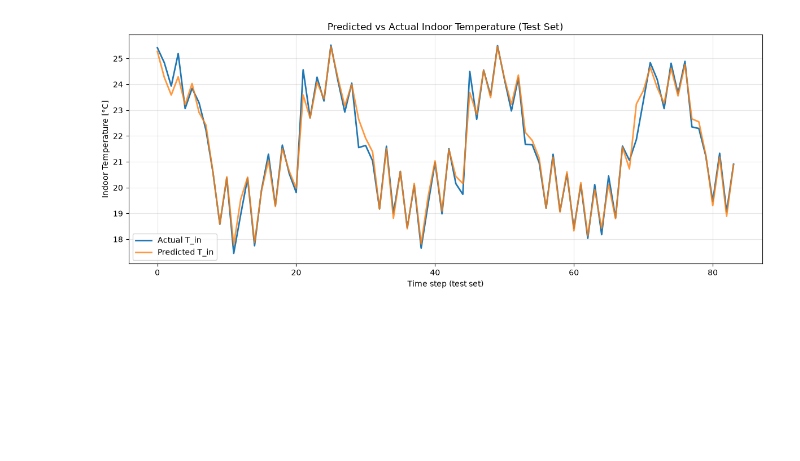
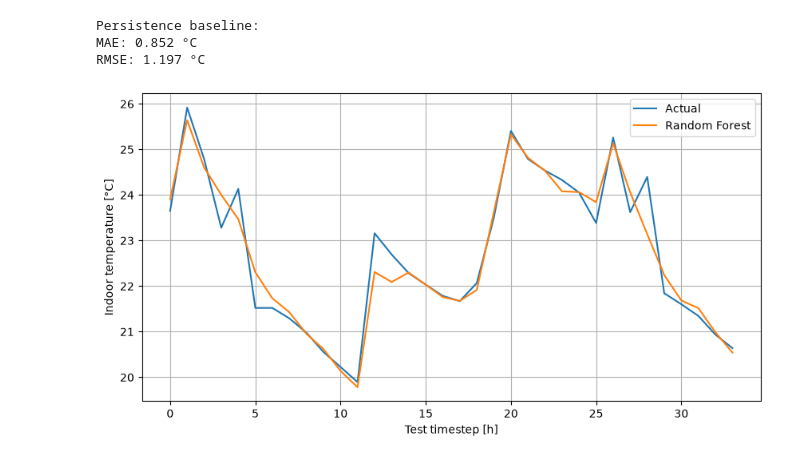
Before and after one commit to P-Alizadeh-source/Building-HVAC-mini-Project, a Jupyter notebook: notebook/02_prediction.ipynb, the cells around one changed output. Drawn from its saved outputs; the diff is of its cells as text; code cells hidden in the pictures; blank space fills up the shorter version.

```diff
--- a/notebook/02_prediction.ipynb
+++ b/notebook/02_prediction.ipynb
@@ -21,0 +161,4 @@ RMSE (test) : 0.327 °C
+# %%
+X = df[features]
+
+y = df["T_in_next"]
@@ -21,0 +181,11 @@ RMSE (test) : 0.327 °C
+# %%
+model = RandomForestRegressor(
+    n_estimators=200,
+    random_state=42,
+    n_jobs=1
+)
+# %%
+model.fit(
+    X_train,
+    y_train
+)
@@ -21,0 +194,4 @@ RMSE (test) : 0.327 °C
+# %%
+predictions = model.predict(
+    X_test
+)
@@ -22,16 +229,42 @@ RMSE (test) : 0.327 °C
+# %%
+print("Persistence baseline:")
+print(
+    f"MAE: "
+    f"{persistence_metrics['MAE']:.3f} °C"
+)
+print(
+    f"RMSE: "
+    f"{persistence_metrics['RMSE']:.3f} °C"
+)
+# %% [output]
+Persistence baseline:
+MAE: 0.852 °C
+RMSE: 1.197 °C
 # %%
-y_test = results["y_test"]
-y_pred = results["y_pred_test"]
+plt.figure(figsize=(10, 5))
 
-plt.figure(figsize=(12, 5))
-plt.plot(y_test.values, label="Actual T_in", linewidth=2)
-plt.plot(y_pred, label="Predicted T_in", linewidth=2, alpha=0.8)
-plt.xlabel("Time step (test set)")
-plt.ylabel("Indoor Temperature [°C]")
-plt.title("Predicted vs Actual Indoor Temperature (Test Set)")
+plt.plot(
+    y_test.values,
+    label="Actual"
+)
+
+plt.plot(
+    predictions,
+    label="Random Forest"
+)
+
+plt.xlabel("Test timestep [h]")
+plt.ylabel("Indoor temperature [°C]")
+
 plt.legend()
-plt.grid(True, alpha=0.3)
-plt.tight_layout()
+plt.grid()
+
+plt.savefig(
+    "../figures/temperature_prediction.png",
+    dpi=300,
+    bbox_inches="tight"
+)
+
 plt.show()
 # %% [output]
-[figure, old version]
+[figure, new version]
```
Also changed, not shown: parts of 22 cells of this notebook, 15 other files.
